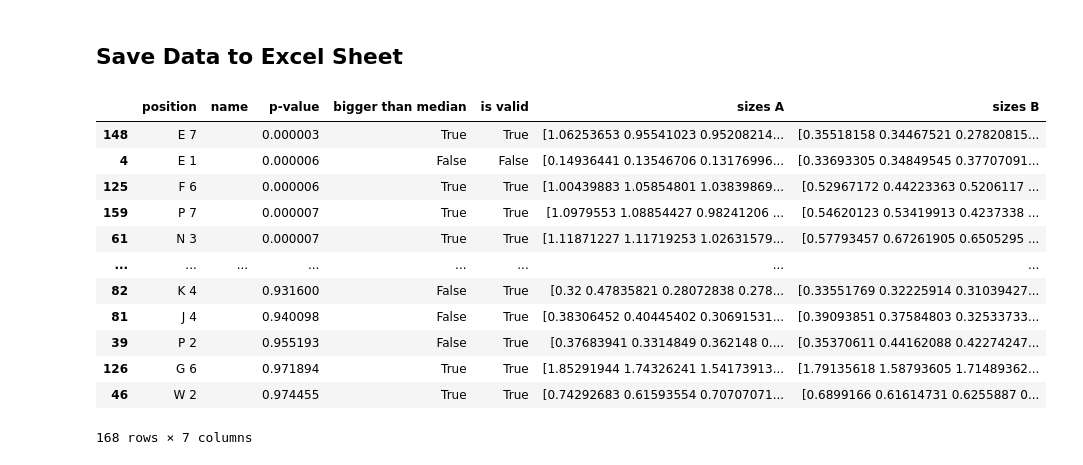
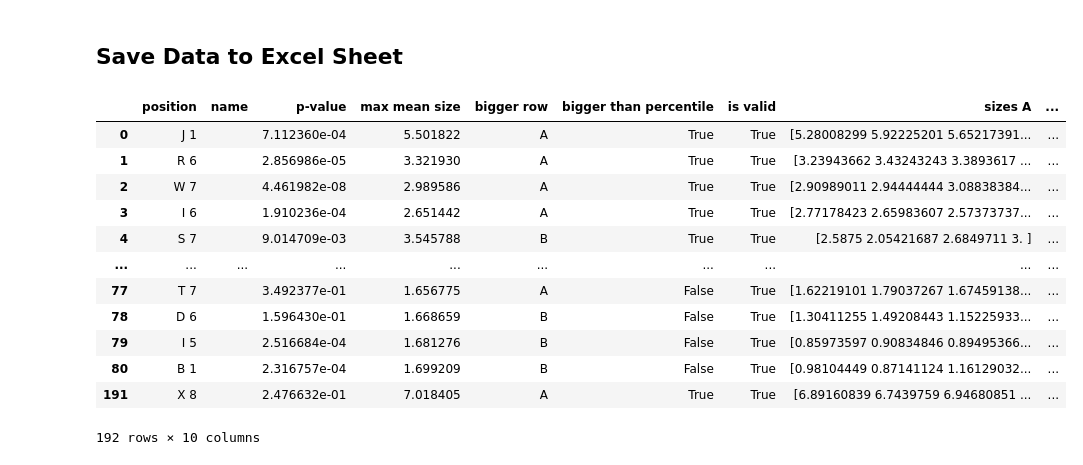
Before and after one commit to HannahKniesel/Hefekulturen, a Jupyter notebook: Hefekulturen.ipynb, the cells around one changed output. Cells and saved outputs as stored; diff of their text form; code cells hidden in the pictures.

```diff
--- a/Hefekulturen.ipynb
+++ b/Hefekulturen.ipynb
@@ -21,9 +21,9 @@ Please edit the path to the reference plate (`path_to_reference_plate`) and expe
 
 **Attention** Please make sure that the images are cropped, in such way that only the yeast colonies are visible.
 # %%
-path_to_reference_plate = r"Y:\PySplitUbi_DataFiles\Test\36_MPC_ref_d3_test.JPG"
-path_to_experiment_plate = r"Y:\PySplitUbi_DataFiles\Test/36_MPC_Cu50_d3_test.JPG"
-save_results_folder = r"Y:\PySplitUbi_DataFiles\Test/Results2/"
+path_to_reference_plate = r"./Data\36_MPA_Cu0_d3.JPG"
+path_to_experiment_plate = r"./Data/36_MPA_ref_d3.JPG"
+save_results_folder = r"./Results/"
 # %%
 # IMG_SIZE = 8
 MIN_COLONY_SIZE = 250
@@ -56,5 +56,5 @@ Hint: if grid is not working properly, try to increase/decrease `erosion_iterati
 # %%
-erosion_iterations_ref = 5
+erosion_iterations_ref = 4
 erosion_iterations_exp = 4
 # %%
 rgb_grid_reference, xmins_idx_reference, ymins_idx_reference = compute_grid(reference_plate, erosion_iterations = erosion_iterations_ref)
@@ -92,3 +96,5 @@ plt.show()
+# %%
+PERCENTILE = 50
 # %%
-quadruples = evaluate(experiment_plate, reference_plate, sizes_experiment, sizes_reference, x_start, x_end, y_start, y_end, MIN_COLONY_SIZE, P_VALUE_NULLHYPOTHESIS, log_dir = save_results_folder+"Result_"+str(Path(path_to_experiment_plate).stem)+".pdf")
+quadruples = evaluate(experiment_plate, reference_plate, sizes_experiment, sizes_reference, x_start, x_end, y_start, y_end, MIN_COLONY_SIZE, P_VALUE_NULLHYPOTHESIS, PERCENTILE, log_dir = save_results_folder+"Result_"+str(Path(path_to_experiment_plate).stem)+".pdf")
 # %% [output]
@@ -96,29 +102,32 @@ quadruples = evaluate(experiment_plate, reference_plate, sizes_experiment, sizes
 # %% [markdown]
 ## Save Data to Excel Sheet
 # %%
-
 data = {'position': [quad.position[1]+" "+quad.position[0] for quad in quadruples],
         'name': [str(quad.name) for quad in quadruples],
         'p-value': [quad.p_value for quad in quadruples],
-        'bigger than median': [quad.bigger_than_median for quad in quadruples],
+        'max mean size': [quad.max_mean_growth for quad in quadruples],
+        'bigger row': [quad.bigger_row for quad in quadruples],
+        'bigger than percentile': [quad.bigger_than_median for quad in quadruples],
         'is valid' : [quad.is_valid for quad in quadruples],
         'sizes A': [str(quad.quadrupelA.sizes) for quad in quadruples],
-        'sizes B': [str(quad.quadrupelB.sizes) for quad in quadruples]}
+        'sizes B': [str(quad.quadrupelB.sizes) for quad in quadruples],
+        'ordinal scale': [quad.ordinal_scale for quad in quadruples]}
 df = pd.DataFrame(data=data)
-df = df.sort_values(by=['p-value'])
+
+df = df.sort_values(by=['ordinal scale'], ascending=False)
 df.to_excel(save_results_folder+"/Result_"+str(Path(path_to_experiment_plate).stem)+".xlsx")
 df
 # %% [output]
-|  | position | name | p-value | bigger than median | is valid | sizes A | sizes B |
-| 148 | E 7 |  | 0.000003 | True | True | [1.06253653 0.95541023 0.95208214... | [0.35518158 0.34467521 0.27820815... |
-| 4 | E 1 |  | 0.000006 | False | False | [0.14936441 0.13546706 0.13176996... | [0.33693305 0.34849545 0.37707091... |
-| 125 | F 6 |  | 0.000006 | True | True | [1.00439883 1.05854801 1.03839869... | [0.52967172 0.44223363 0.5206117 ... |
-| 159 | P 7 |  | 0.000007 | True | True | [1.0979553 1.08854427 0.98241206 ... | [0.54620123 0.53419913 0.4237338 ... |
-| 61 | N 3 |  | 0.000007 | True | True | [1.11871227 1.11719253 1.02631579... | [0.57793457 0.67261905 0.6505295 ... |
-| ... | ... | ... | ... | ... | ... | ... | ... |
-| 82 | K 4 |  | 0.931600 | False | True | [0.32 0.47835821 0.28072838 0.278... | [0.33551769 0.32225914 0.31039427... |
-| 81 | J 4 |  | 0.940098 | False | True | [0.38306452 0.40445402 0.30691531... | [0.39093851 0.37584803 0.32533733... |
-| 39 | P 2 |  | 0.955193 | False | True | [0.37683941 0.3314849 0.362148 0.... | [0.35370611 0.44162088 0.42274247... |
-| 126 | G 6 |  | 0.971894 | True | True | [1.85291944 1.74326241 1.54173913... | [1.79135618 1.58793605 1.71489362... |
-| 46 | W 2 |  | 0.974455 | True | True | [0.74292683 0.61593554 0.70707071... | [0.6899166 0.61614731 0.6255887 0... |
+|  | position | name | p-value | max mean size | bigger row | bigger than percentile | is valid | sizes A | ... |
+| 0 | J 1 |  | 7.112360e-04 | 5.501822 | A | True | True | [5.28008299 5.92225201 5.65217391... | ... |
+| 1 | R 6 |  | 2.856986e-05 | 3.321930 | A | True | True | [3.23943662 3.43243243 3.3893617 ... | ... |
+| 2 | W 7 |  | 4.461982e-08 | 2.989586 | A | True | True | [2.90989011 2.94444444 3.08838384... | ... |
+| 3 | I 6 |  | 1.910236e-04 | 2.651442 | A | True | True | [2.77178423 2.65983607 2.57373737... | ... |
+| 4 | S 7 |  | 9.014709e-03 | 3.545788 | B | True | True | [2.5875 2.05421687 2.6849711 3. ] | ... |
+| ... | ... | ... | ... | ... | ... | ... | ... | ... | ... |
+| 77 | T 7 |  | 3.492377e-01 | 1.656775 | A | False | True | [1.62219101 1.79037267 1.67459138... | ... |
+| 78 | D 6 |  | 1.596430e-01 | 1.668659 | B | False | True | [1.30411255 1.49208443 1.15225933... | ... |
+| 79 | I 5 |  | 2.516684e-04 | 1.681276 | B | False | True | [0.85973597 0.90834846 0.89495366... | ... |
+| 80 | B 1 |  | 2.316757e-04 | 1.699209 | B | False | True | [0.98104449 0.87141124 1.16129032... | ... |
+| 191 | X 8 |  | 2.476632e-01 | 7.018405 | A | True | True | [6.89160839 6.7439759 6.94680851 ... | ... |
-168 rows × 7 columns
+192 rows × 10 columns
```
Also changed, not shown: parts of 5 cells of this notebook, 2 other files.
